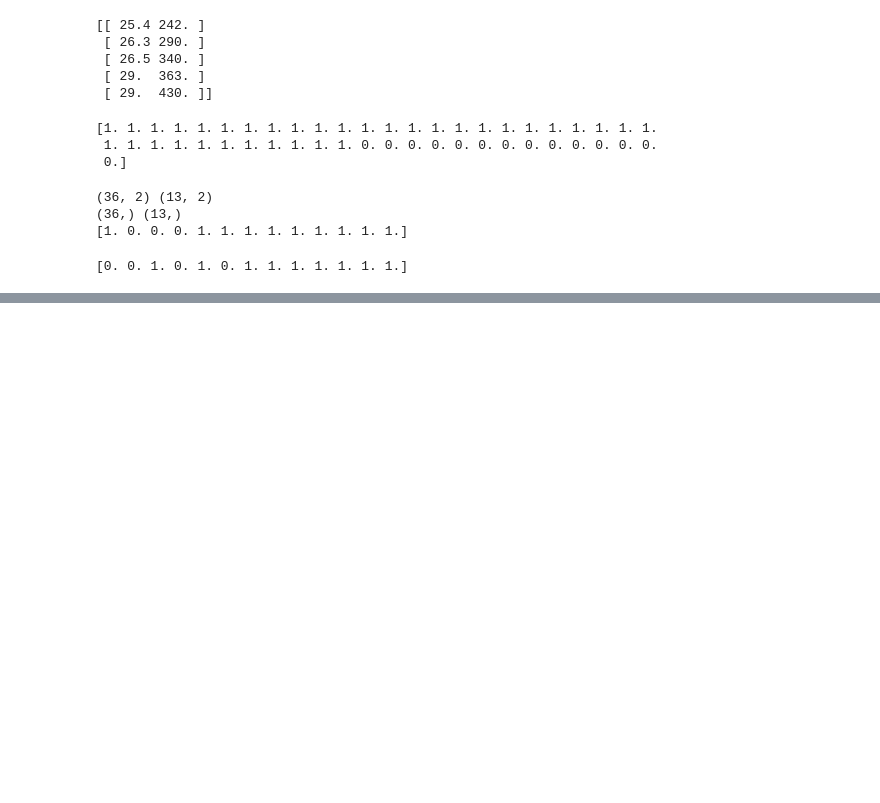
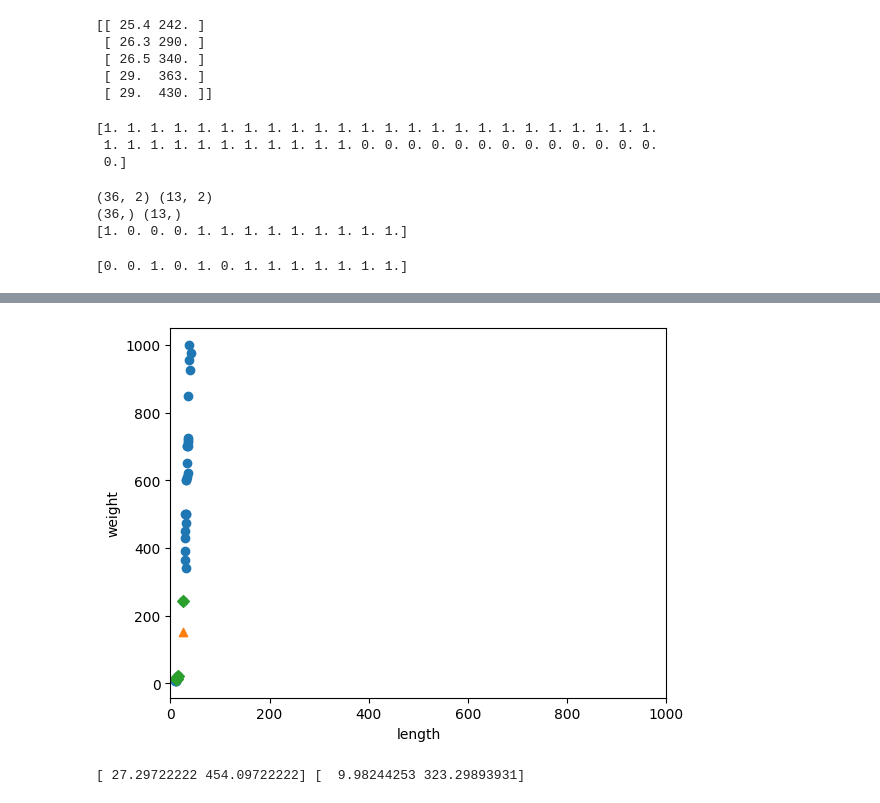
Before and after one commit to Junha9/AI, a Jupyter notebook: Self_Learning_ML_DL/Chapter_02_2.ipynb, the cells around one changed output, grey strips where cells are left out. Drawn from its saved outputs; the diff is of its cells as text; code cells hidden in the pictures; blank space fills up the shorter version.

```diff
--- a/Self_Learning_ML_DL/Chapter_02_2.ipynb
+++ b/Self_Learning_ML_DL/Chapter_02_2.ipynb
@@ -58,0 +108,19 @@ print(test_target)
+# %%
+# plot with same x-y scale
+plt.scatter(train_input[:,0], train_input[:,1])
+plt.scatter(25,150, marker='^')
+plt.scatter(train_input[indexes, 0], train_input[indexes, 1],marker='D')
+plt.xlim((0, 1000))
+plt.xlabel('length')
+plt.ylabel('weight')
+plt.show()
+# %% [output]
+[figure, added]
+# %%
+# get mean and standard deviation using numpy
+mean = np.mean(train_input, axis=0)
+std = np.std(train_input, axis=0)
+print(mean, std)
+train_scaled = (train_input - mean) / std
+# %% [output]
+[ 27.29722222 454.09722222] [  9.98244253 323.29893931]
```
Also changed, not shown: parts of 7 cells of this notebook.
